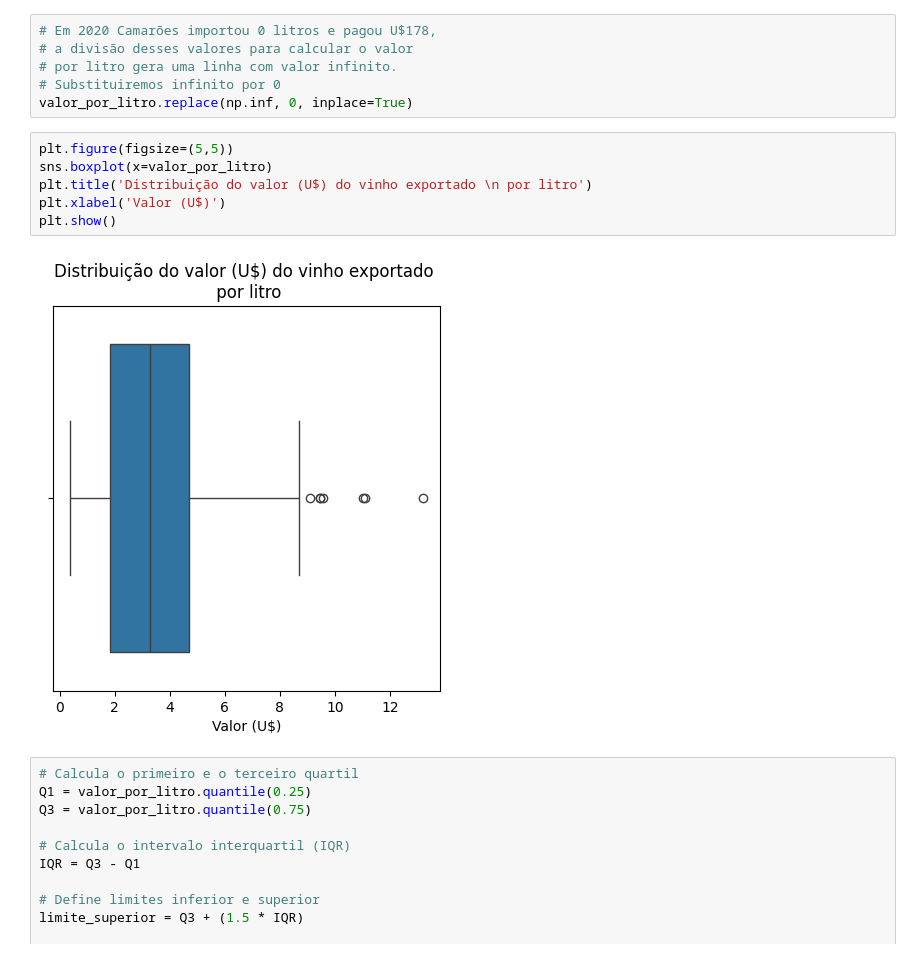
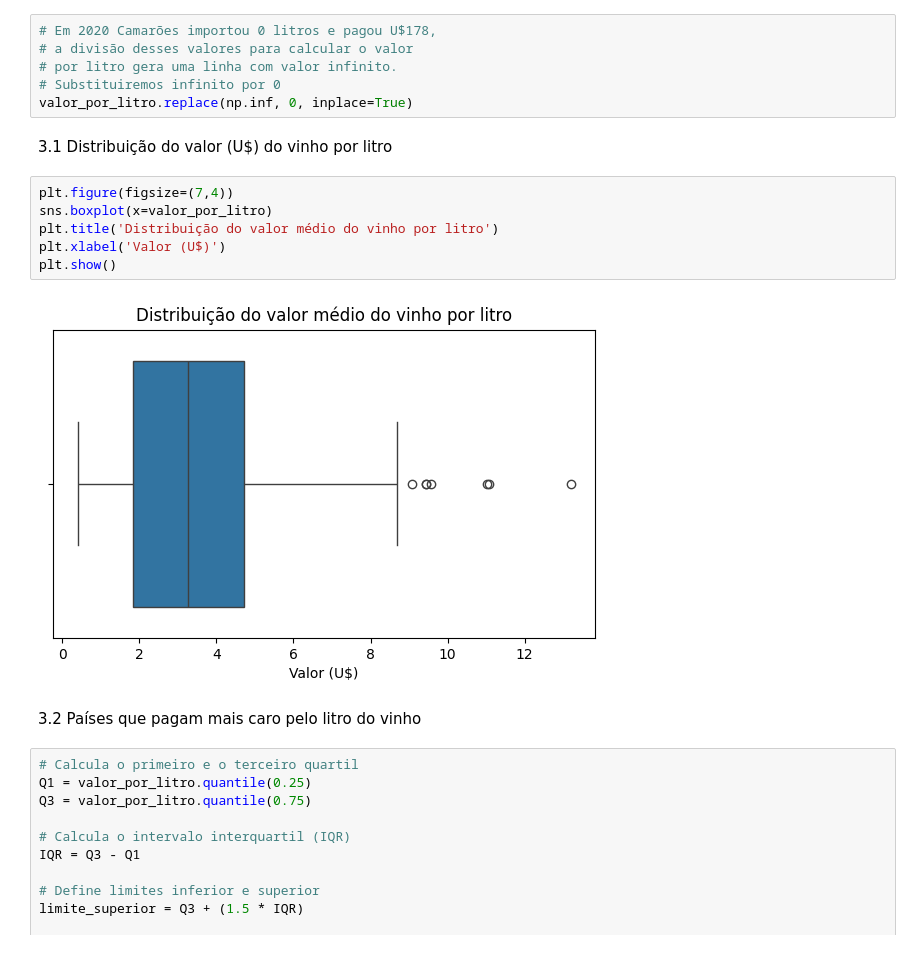
Before and after one commit to Guilhermecst/Tech-Challenge-Fase1, a Jupyter notebook: tech-challenge.ipynb, the cells around one changed output. Cells and saved outputs as stored; diff of their text form.

```diff
--- a/tech-challenge.ipynb
+++ b/tech-challenge.ipynb
@@ -367,14 +377,18 @@ valor_por_litro = soma_valor / soma_qtd
 # por litro gera uma linha com valor infinito.
 # Substituiremos infinito por 0
 valor_por_litro.replace(np.inf, 0, inplace=True)
+# %% [markdown]
+3.1 Distribuição do valor (U$) do vinho por litro
 # %%
-plt.figure(figsize=(5,5))
+plt.figure(figsize=(7,4))
 sns.boxplot(x=valor_por_litro)
-plt.title('Distribuição do valor (U$) do vinho exportado \n por litro')
+plt.title('Distribuição do valor médio do vinho por litro')
 plt.xlabel('Valor (U$)')
 plt.show()
 # %% [output]
-[figure, old version]
+[figure, new version]
+# %% [markdown]
+3.2 Países que pagam mais caro pelo litro do vinho
 # %%
 # Calcula o primeiro e o terceiro quartil
 Q1 = valor_por_litro.quantile(0.25)
```
Also changed, not shown: parts of 134 cells of this notebook, 1 other file.
